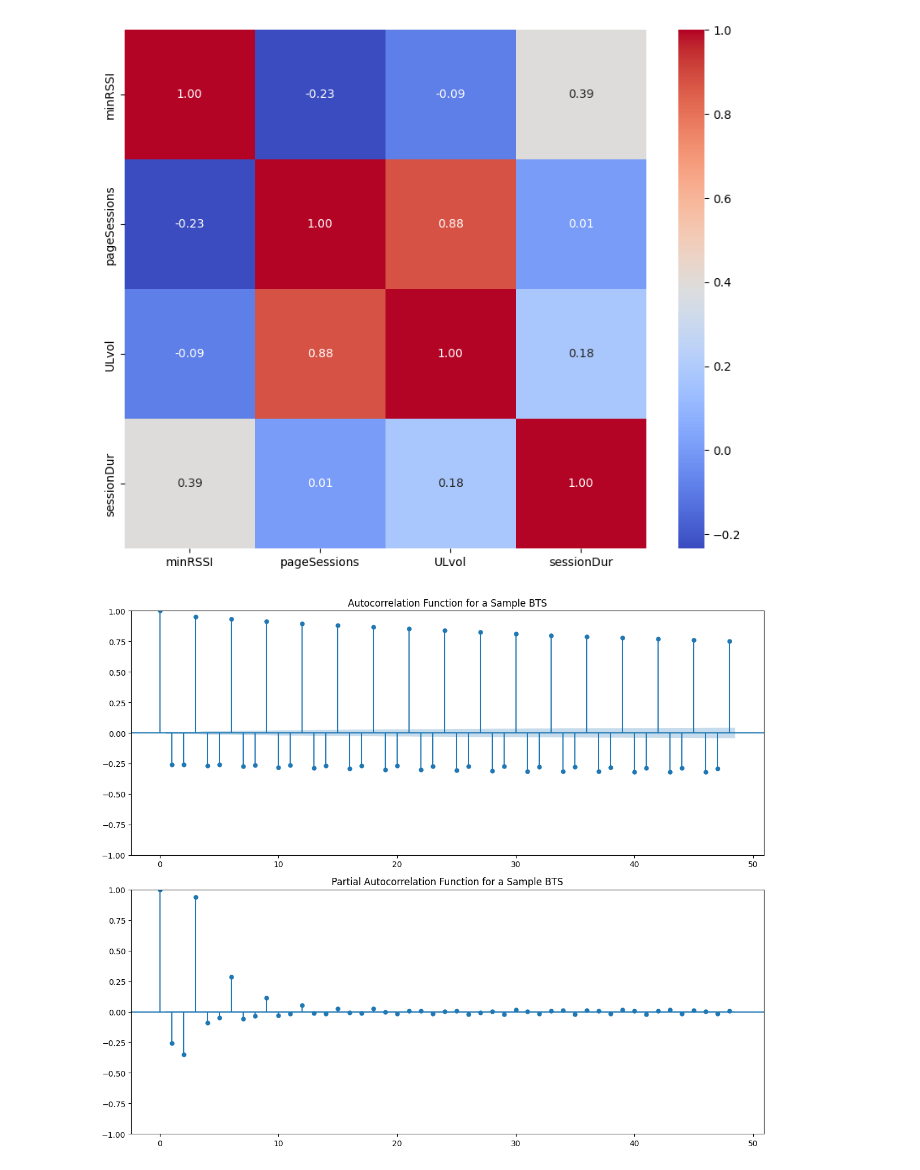
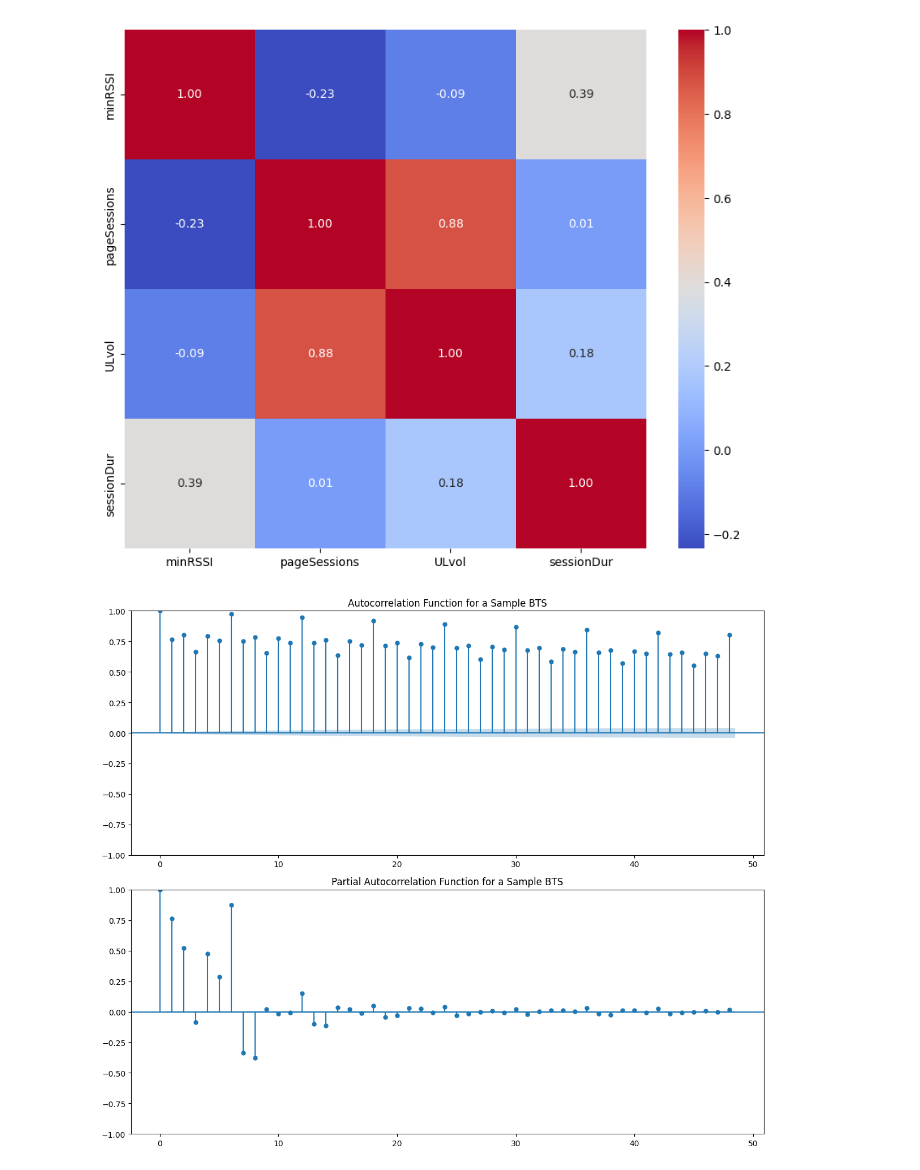
Before and after one commit to jtjurlik/radio-signal-anomalies, a Jupyter notebook: data_proc/eda_timeproc.ipynb, the cells around one changed output. Drawn from its saved outputs; the diff is of its cells as text; code cells hidden in the pictures.

```diff
--- a/data_proc/eda_timeproc.ipynb
+++ b/data_proc/eda_timeproc.ipynb
@@ -83,5 +84,7 @@ df.cell.nunique()
 # %% [markdown]
 # Visualize
+# %%
+df.reset_index(inplace=True)
 # %%
 def plot_bts_kpi(df, bts, kpi='minRSSI'):
     # Filter the dataframe for the selected BTS
@@ -284,21 +284,23 @@ sns.heatmap(correlation_matrix_sel_bts, annot=True, cmap='coolwarm', fmt='.2f')
 plt.show()
 # %% [output]
 [figure]
+# %%
+df.set_index('timestamp', inplace=True)
 # %%
 def plot_acf_pacf_for_bts(df, bts, lags=48):
     # Filter the dataframe for the selected BTS
     df_bts = df[df['bts'] == bts].copy()
 
     # Plot ACF and PACF
     fig, (ax1, ax2) = plt.subplots(2, 1, figsize=(12, 10))
     plot_acf(df_bts['minRSSI'], ax=ax1, lags=lags)
     ax1.set_title(f'Autocorrelation Function for a Sample BTS')
     plot_pacf(df_bts['minRSSI'], ax=ax2, lags=lags)
     ax2.set_title(f'Partial Autocorrelation Function for a Sample BTS')
     plt.tight_layout()
     plt.show()
 
 # Example usage
-plot_acf_pacf_for_bts(df, 190)
+plot_acf_pacf_for_bts(df, 180)
 # %% [output]
-[figure, old version]
+[figure, new version]
```
Also changed, not shown: parts of 18 cells of this notebook.
